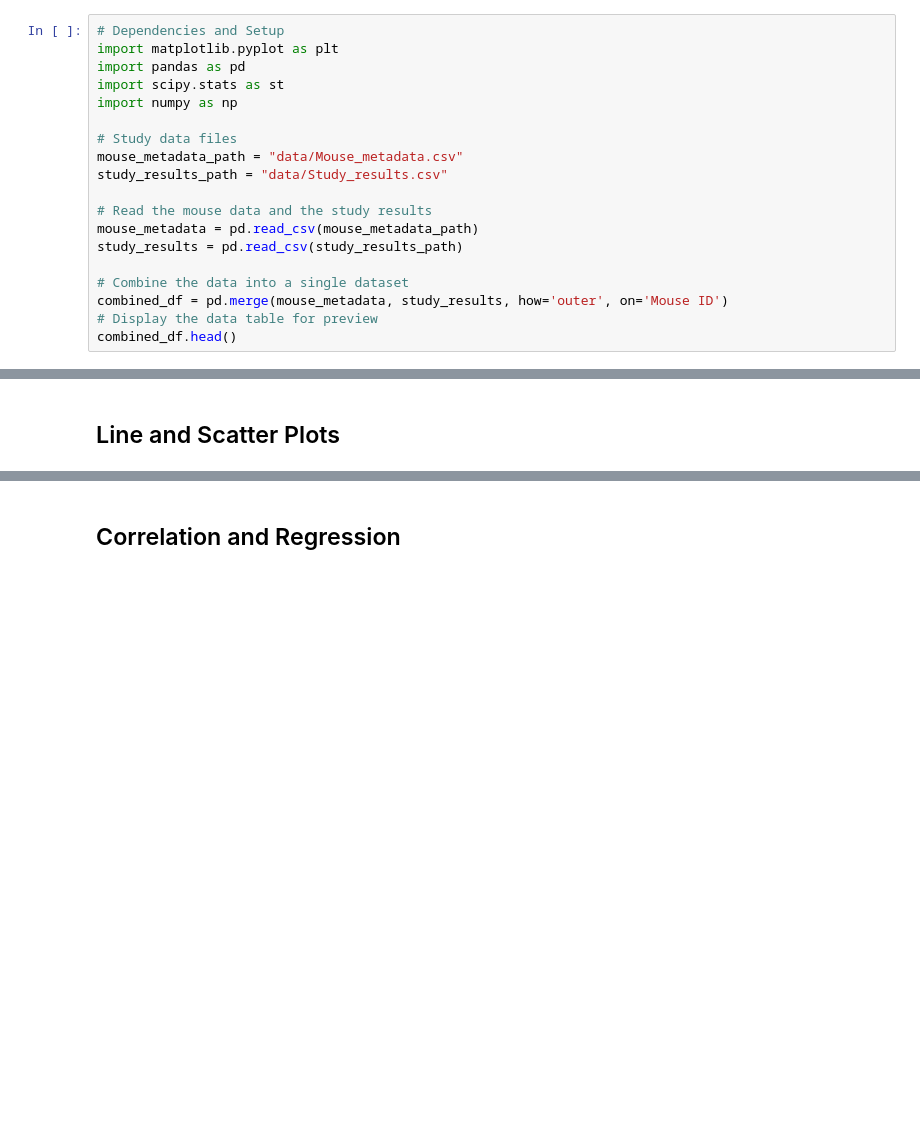
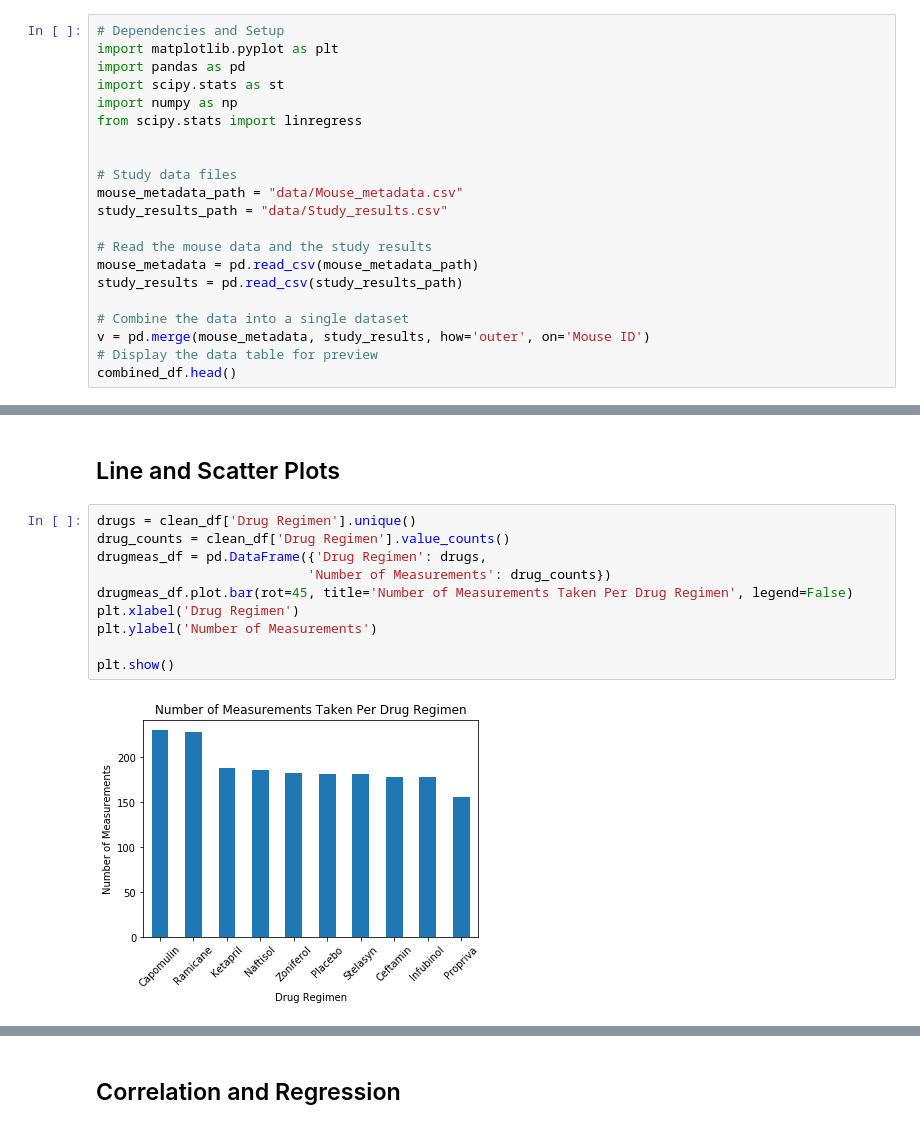
Before and after one commit to KristaJoy/madplotlib-challenge, a Jupyter notebook: pymaceuticals.ipynb, the cells around one changed output, grey strips where cells are left out. Cells and saved outputs as stored; diff of their text form; blank space fills up the shorter version.

```diff
--- a/pymaceuticals.ipynb
+++ b/pymaceuticals.ipynb
@@ -6,6 +6,8 @@ import matplotlib.pyplot as plt
 import pandas as pd
 import scipy.stats as st
 import numpy as np
+from scipy.stats import linregress
+
 
 # Study data files
 mouse_metadata_path = "data/Mouse_metadata.csv"
@@ -16,7 +18,7 @@ mouse_metadata = pd.read_csv(mouse_metadata_path)
 study_results = pd.read_csv(study_results_path)
 
 # Combine the data into a single dataset
-combined_df = pd.merge(mouse_metadata, study_results, how='outer', on='Mouse ID')
+v = pd.merge(mouse_metadata, study_results, how='outer', on='Mouse ID')
 # Display the data table for preview
 combined_df.head()
 # %% [output]
@@ -255,4 +249,16 @@ for drug in drug_treatment:
 # %% [markdown]
 ## Line and Scatter Plots
+# %%
+drugs = clean_df['Drug Regimen'].unique()
+drug_counts = clean_df['Drug Regimen'].value_counts()
+drugmeas_df = pd.DataFrame({'Drug Regimen': drugs,
+                           'Number of Measurements': drug_counts})
+drugmeas_df.plot.bar(rot=45, title='Number of Measurements Taken Per Drug Regimen', legend=False)
+plt.xlabel('Drug Regimen')
+plt.ylabel('Number of Measurements')
+
+plt.show()
+# %% [output]
+[figure, added]
 # %%
 # Generate a line plot of tumor volume vs. time point for a mouse treated with Capomulin
```
Also changed, not shown: parts of 7 cells of this notebook.
